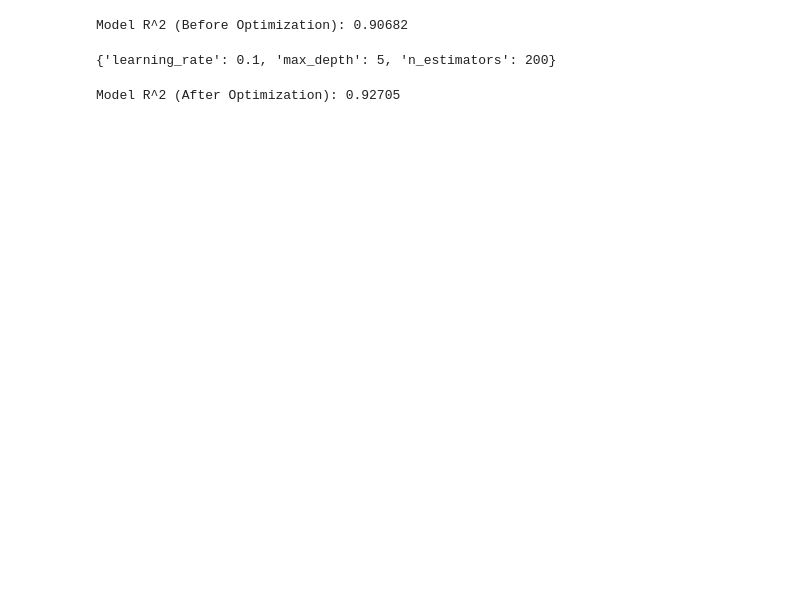
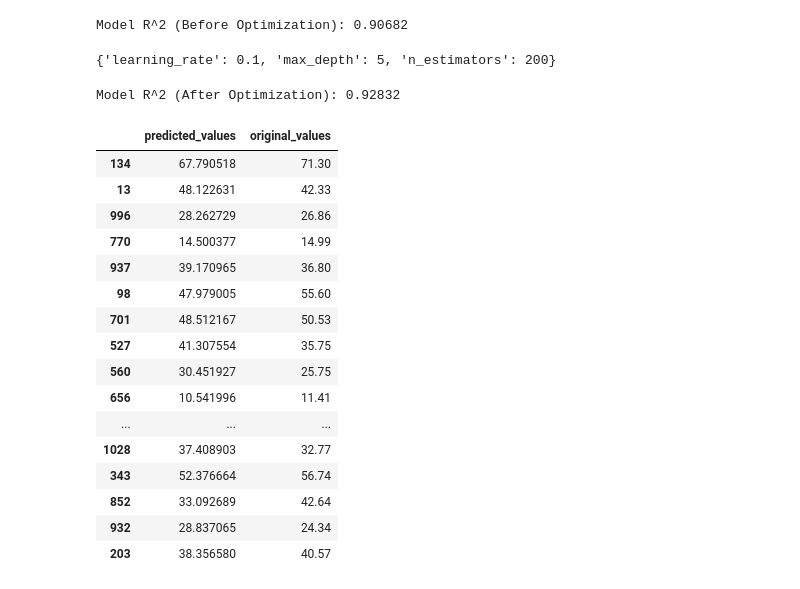
Before and after one commit to BlitzenPrancer/Concrete-Strength-Prediction, a Jupyter notebook: Concrete_Strength_Prediction.ipynb, the cells around one changed output. Cells and saved outputs as stored; diff of their text form; code cells hidden in the pictures; blank space fills up the shorter version.

```diff
--- a/Concrete_Strength_Prediction.ipynb
+++ b/Concrete_Strength_Prediction.ipynb
@@ -15,7 +17,7 @@ from sklearn.ensemble import RandomForestRegressor, GradientBoostingRegressor, A
 from sklearn.model_selection import GridSearchCV
 # %%
 # reading the file
-data = pd.read_csv('/content/data/Concrete_Data_Yeh.csv')
+data = pd.read_csv('/content/drive/MyDrive/csv files/Concrete_Data_Yeh.csv')
 # %%
 data
 # %% [output]
@@ -192,4 +194,26 @@ clf.best_params_
 # %%
 print("Model R^2 (After Optimization): {:.5f}".format(clf.score(X_test, y_test)))
 # %% [output]
-Model R^2 (After Optimization): 0.92705
+Model R^2 (After Optimization): 0.92832
+# %%
+X_predict = list(best_model.predict(X_test))
+predicted_df = {'predicted_values': X_predict, 'original_values': y_test}
+pd.DataFrame(predicted_df).head(20)
+# %% [output]
+|  | predicted_values | original_values |
+| 134 | 67.790518 | 71.30 |
+| 13 | 48.122631 | 42.33 |
+| 996 | 28.262729 | 26.86 |
+| 770 | 14.500377 | 14.99 |
+| 937 | 39.170965 | 36.80 |
+| 98 | 47.979005 | 55.60 |
+| 701 | 48.512167 | 50.53 |
+| 527 | 41.307554 | 35.75 |
+| 560 | 30.451927 | 25.75 |
+| 656 | 10.541996 | 11.41 |
+| ... | ... | ... |
+| 1028 | 37.408903 | 32.77 |
+| 343 | 52.376664 | 56.74 |
+| 852 | 33.092689 | 42.64 |
+| 932 | 28.837065 | 24.34 |
+| 203 | 38.356580 | 40.57 |
```
Also changed, not shown: parts of 2 cells of this notebook.
